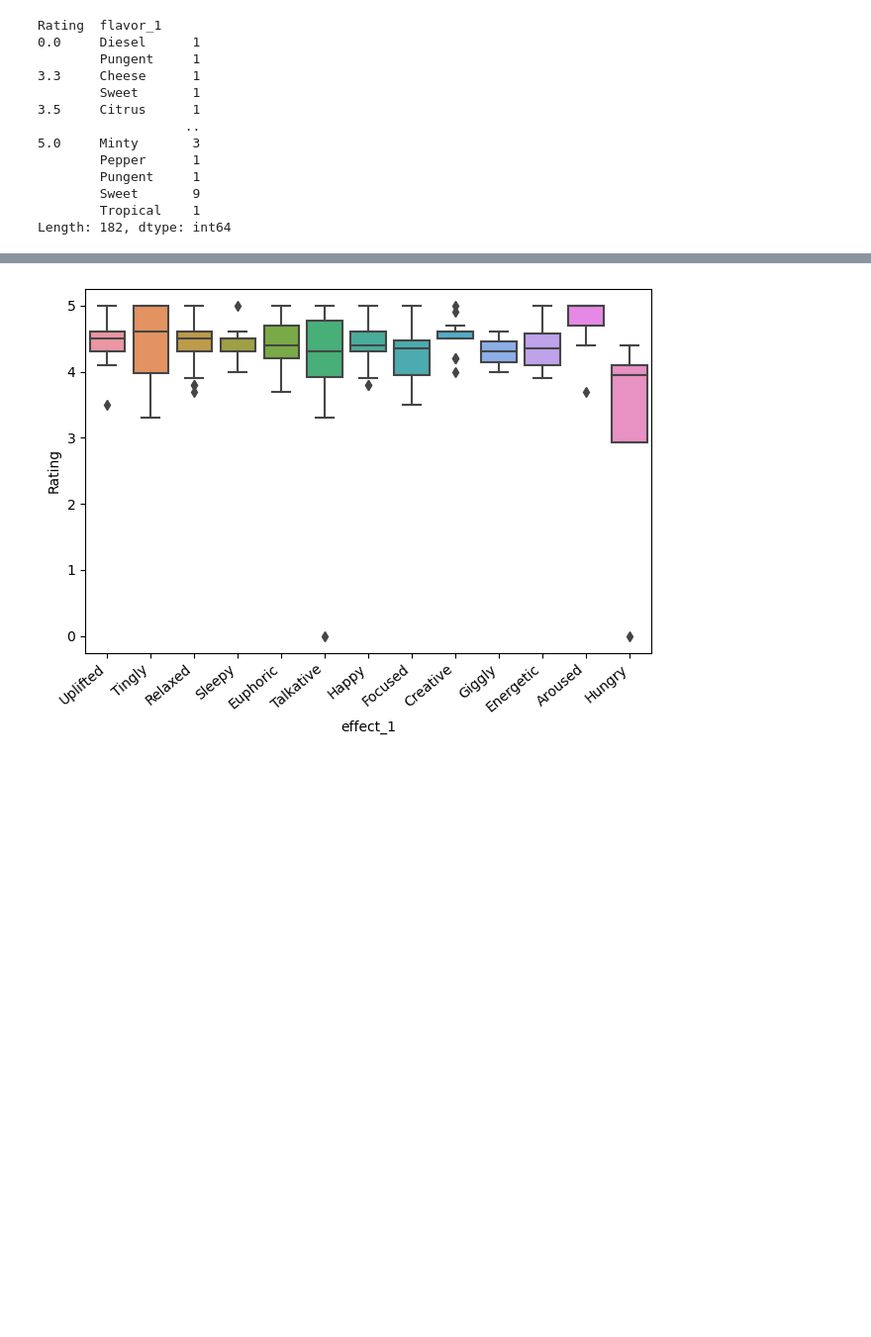
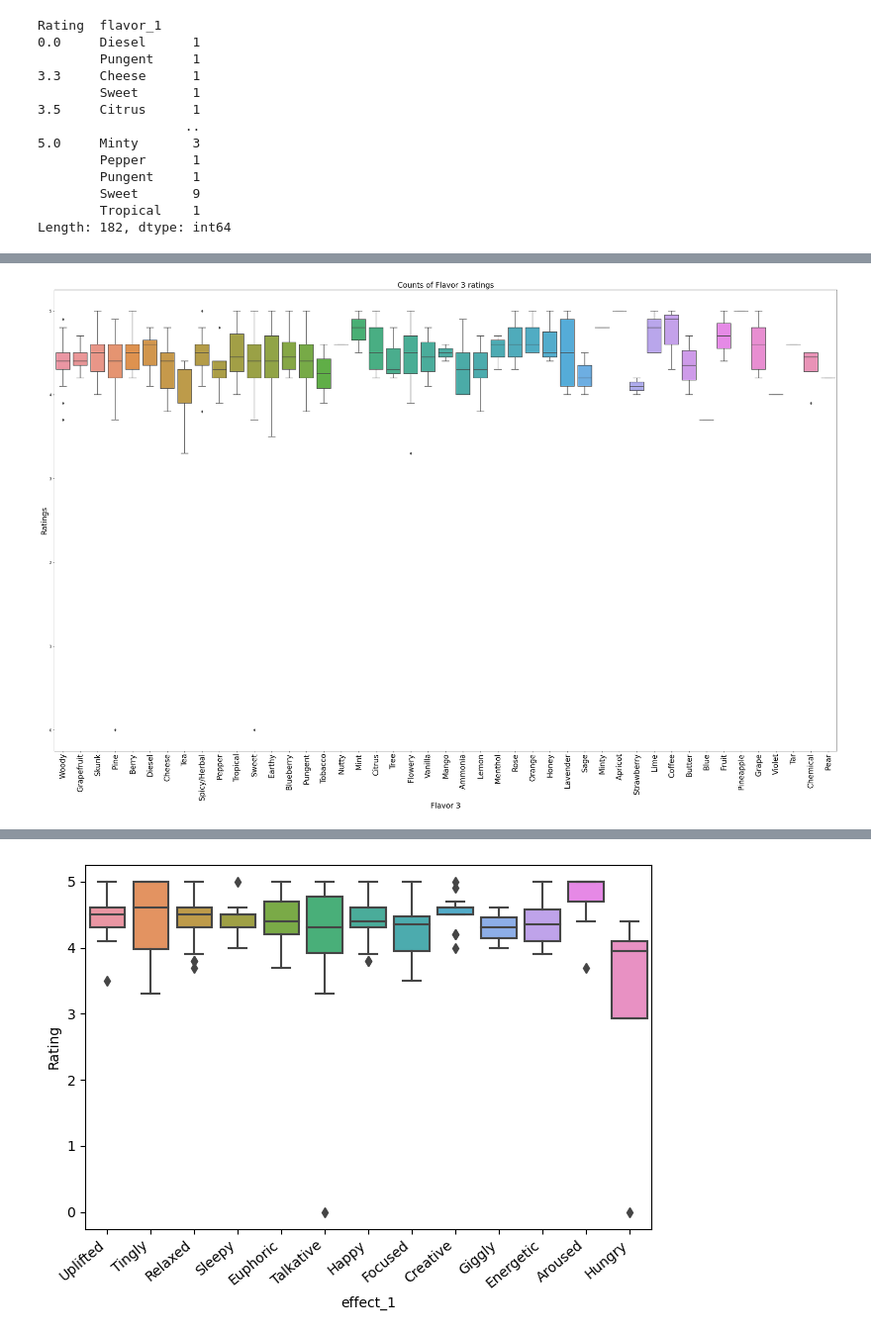
Before and after one commit to Berli85/SMU-Project-1-MaryJane, a Jupyter notebook: Complete_Code/complete_code_Project 1.ipynb, the cells around one changed output, grey strips where cells are left out. Shown at 99% size. Cells and saved outputs as stored; diff of their text form; code cells hidden in the pictures; blank space fills up the shorter version.

```diff
--- a/Complete_Code/complete_code_Project 1.ipynb
+++ b/Complete_Code/complete_code_Project 1.ipynb
@@ -582,2 +679,14 @@ Length: 182, dtype: int64
+# %%
+#Create a box plot with flavors and ratings
+plt.figure(figsize=(30,20))
+box_plot_f3 = sns.boxplot(data=OD3,x="flavor_3",y="Rating")
+box_plot_f3.set_xticklabels(box_plot_f3.get_xticklabels(), rotation=90, fontsize=20)
+plt.title("Counts of Flavor 3 ratings", fontsize=20)
+plt.xlabel("Flavor 3", fontsize=20)
+plt.ylabel("Ratings", fontsize=20)
+plt.tight_layout()
+plt.show()
+# %% [output]
+[figure, added]
 # %%
 #What Flavor has min rating?
```
Also changed, not shown: parts of 13 cells of this notebook, 1 other file.
